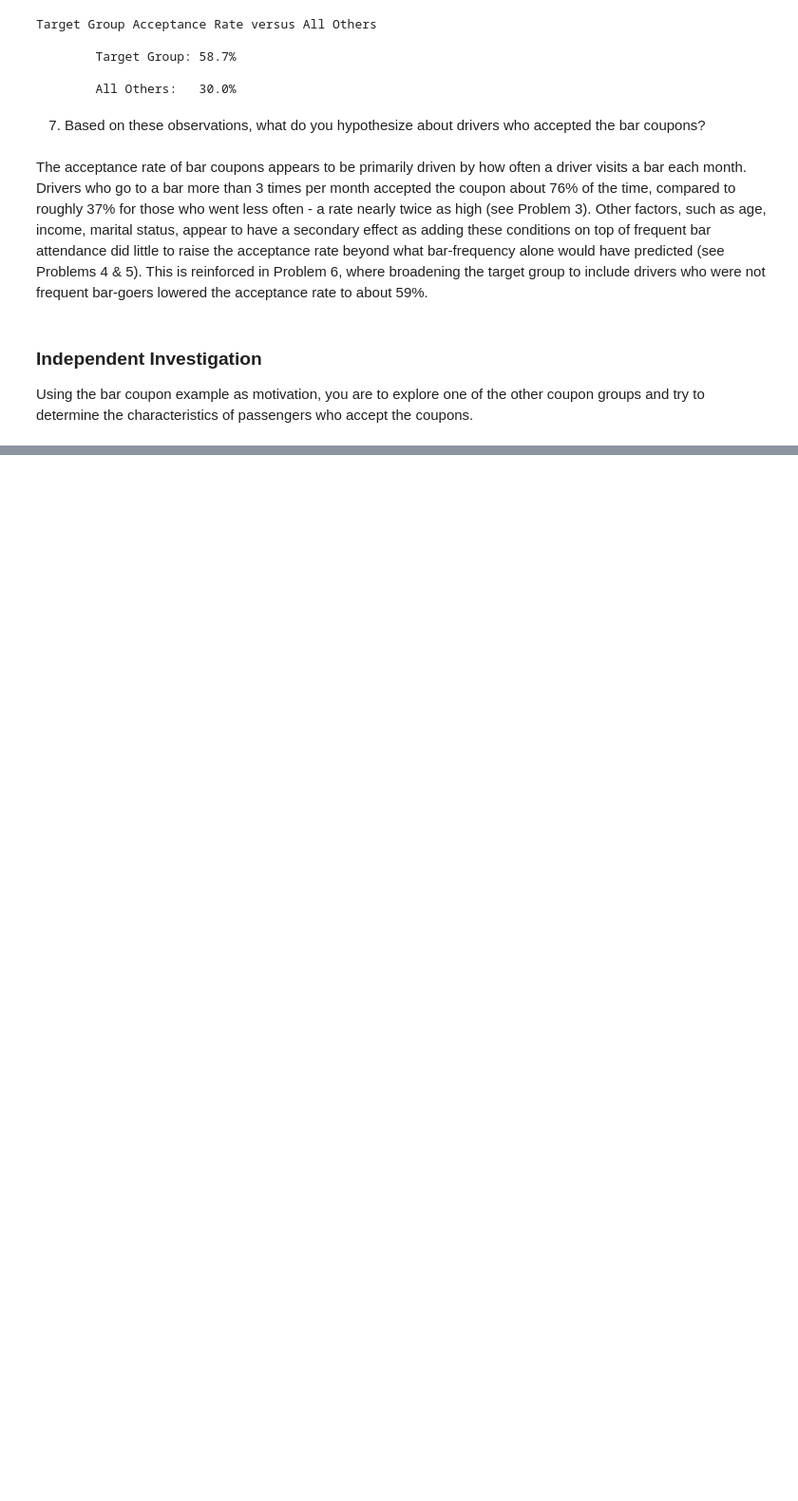
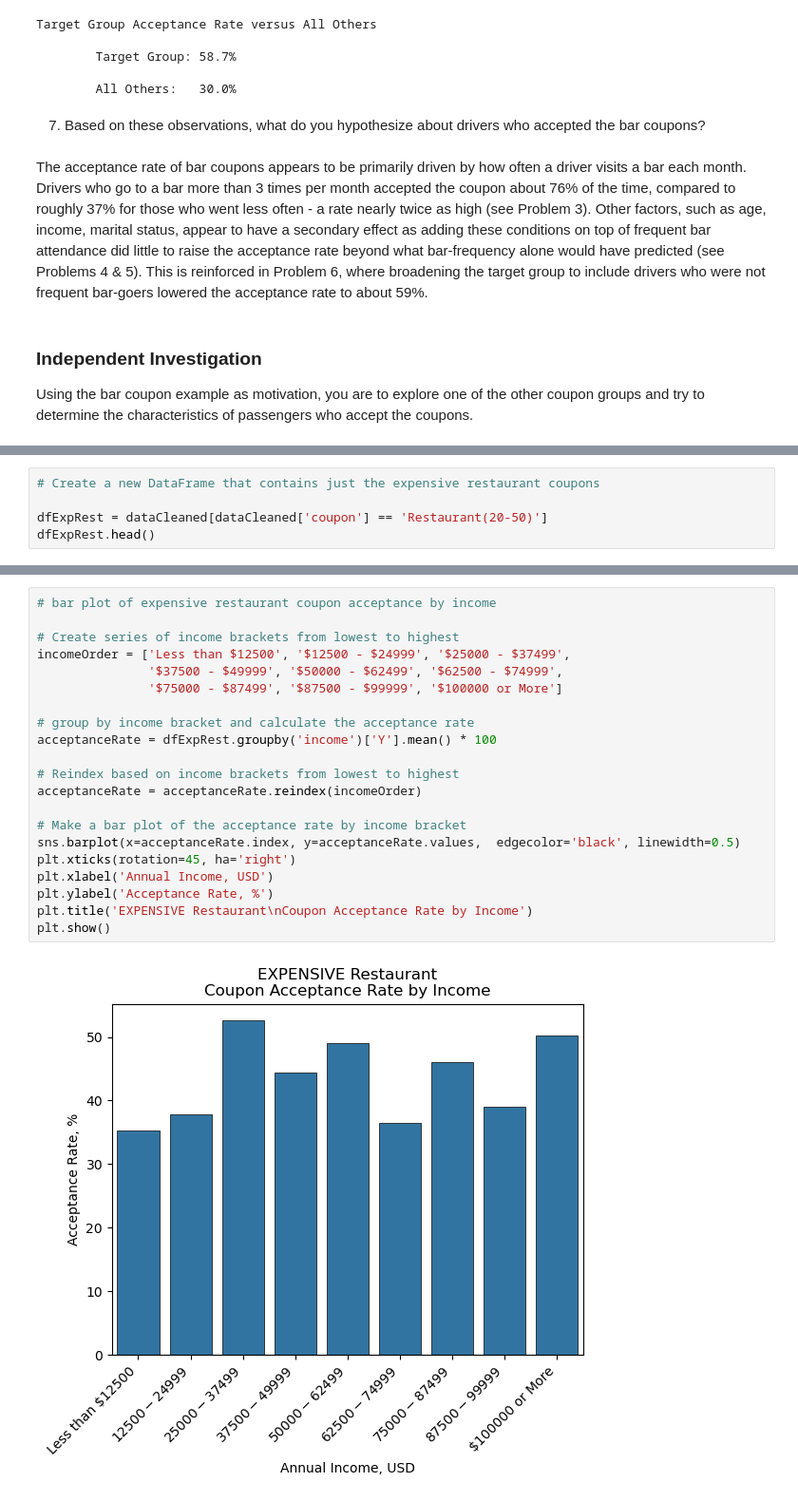
Before and after one commit to RayFuller/coupons, a Jupyter notebook: prompt.ipynb, the cells around one changed output, grey strips where cells are left out. Shown at 95% size. Drawn from its saved outputs; the diff is of its cells as text; blank space fills up the shorter version.

```diff
--- a/prompt.ipynb
+++ b/prompt.ipynb
@@ -407,0 +374,5 @@ Coffee coupon acceptance rate by time of day
+# %%
+# Create a new DataFrame that contains just the expensive restaurant coupons
+
+dfExpRest = dataCleaned[dataCleaned['coupon'] == 'Restaurant(20-50)']
+dfExpRest.head()
@@ -407,0 +387,23 @@ Coffee coupon acceptance rate by time of day
+# %%
+# bar plot of expensive restaurant coupon acceptance by income
+
+# Create series of income brackets from lowest to highest
+incomeOrder = ['Less than $12500', '$12500 - $24999', '$25000 - $37499',
+               '$37500 - $49999', '$50000 - $62499', '$62500 - $74999',
+               '$75000 - $87499', '$87500 - $99999', '$100000 or More']
+
+# group by income bracket and calculate the acceptance rate
+acceptanceRate = dfExpRest.groupby('income')['Y'].mean() * 100
+
+# Reindex based on income brackets from lowest to highest
+acceptanceRate = acceptanceRate.reindex(incomeOrder)
+
+# Make a bar plot of the acceptance rate by income bracket
+sns.barplot(x=acceptanceRate.index, y=acceptanceRate.values,  edgecolor='black', linewidth=0.5)
+plt.xticks(rotation=45, ha='right')
+plt.xlabel('Annual Income, USD')
+plt.ylabel('Acceptance Rate, %')
+plt.title('EXPENSIVE Restaurant\nCoupon Acceptance Rate by Income')
+plt.show()
+# %% [output]
+[figure, added]
```
Also changed, not shown: parts of 22 cells of this notebook.
